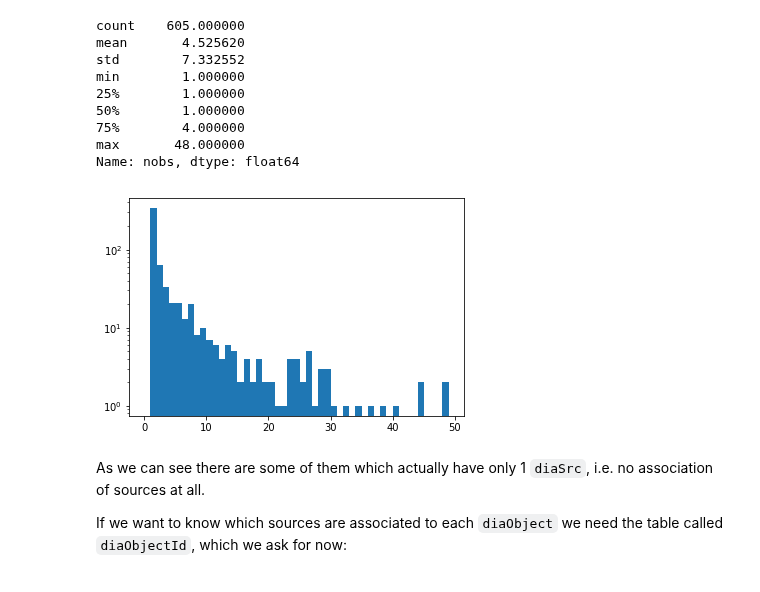
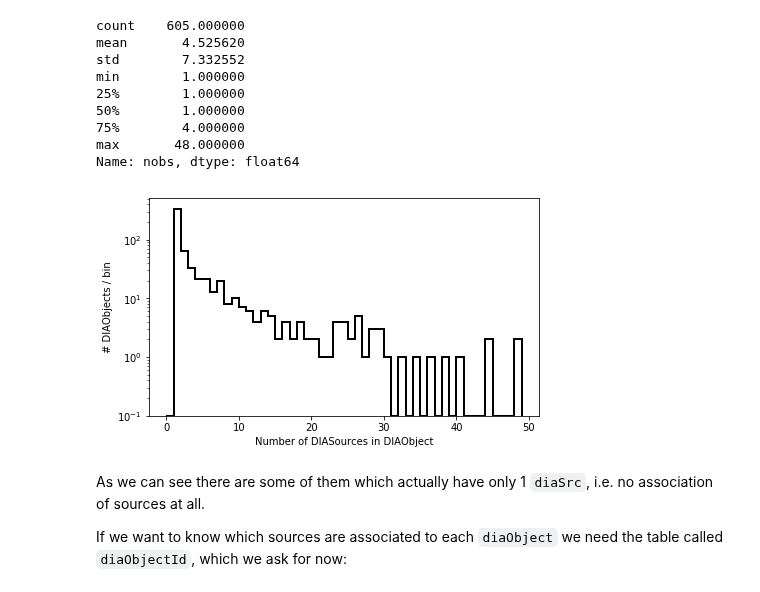
Before and after one commit to LSSTDESC/DC2-analysis, a Jupyter notebook: contributed/DIA_Run2_intro.ipynb, the cells around one changed output. Cells and saved outputs as stored; diff of their text form; code cells hidden in the pictures.

```diff
--- a/contributed/DIA_Run2_intro.ipynb
+++ b/contributed/DIA_Run2_intro.ipynb
@@ -258,10 +344,13 @@ min        1.000000
 max       48.000000
 Name: nobs, dtype: float64
 # %%
-plt.hist(objs.nobs, bins=range(50), log=True)
+plt.figure(figsize=(7, 4))
+plt.hist(objs.nobs, bins=range(50), log=True, histtype='step', lw=2, color='k')
+plt.xlabel('Number of DIASources in DIAObject')
+plt.ylabel('# DIAObjects / bin')
 plt.show()
 # %% [output]
-[figure, old version]
+[figure, new version]
 # %% [markdown]
 As we can see there are some of them which actually have only 1 `diaSrc`, i.e. no association of sources at all.
 
```
Also changed, not shown: parts of 17 cells of this notebook.
